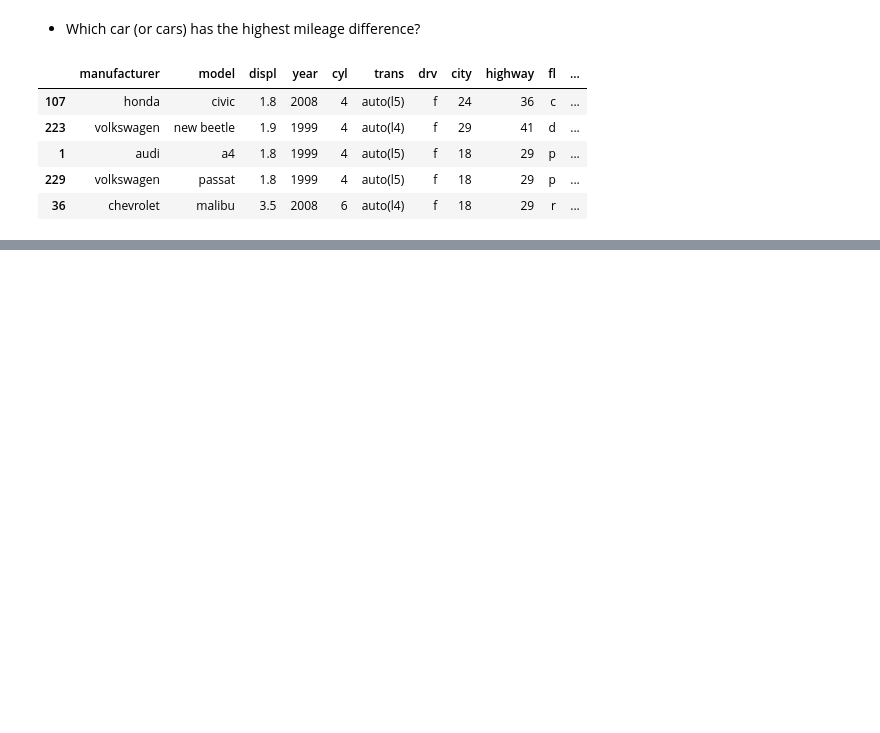
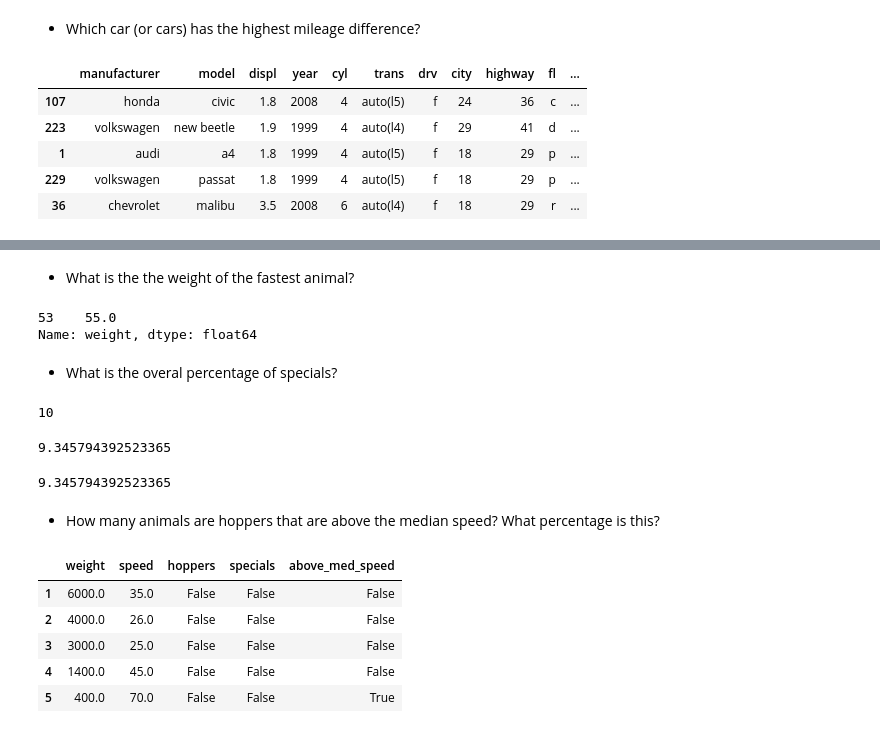
Before and after one commit to chloerwhitaker/numpy-pandas-visualization-exercises, a Jupyter notebook: dataframes.ipynb, the cells around one changed output, grey strips where cells are left out. Saved outputs shown, nothing was run; the diff lists cells and outputs as text; code cells hidden in the pictures; blank space fills up the shorter version.

```diff
--- a/dataframes.ipynb
+++ b/dataframes.ipynb
@@ -515,0 +425,25 @@ percentage_of_hopper_above_med_speed = (amount_of_fast_hoppers / (len(mammals)))
+# %% [markdown]
+- What is the the weight of the fastest animal?
+# %%
+mammals.sort_values(by='speed').tail(1)['weight']
+# %% [output]
+53    55.0
+Name: weight, dtype: float64
+# %% [markdown]
+- What is the overal percentage of specials?
+# %%
+count_specials = len(specials[specials == True])
+
+count_specials
+# %% [output]
+10
+# %%
+(count_specials / (len(specials))) * 100
+# %% [output]
+9.345794392523365
+# %%
+((mammals.specials.sum() / len(mammals)) * 100)
+# %% [output]
+9.345794392523365
+# %% [markdown]
+- How many animals are hoppers that are above the median speed? What percentage is this?
@@ -515,0 +452,9 @@ percentage_of_hopper_above_med_speed = (amount_of_fast_hoppers / (len(mammals)))
+# %%
+mammals.head()
+# %% [output]
+|  | weight | speed | hoppers | specials | above_med_speed |
+| 1 | 6000.0 | 35.0 | False | False | False |
+| 2 | 4000.0 | 26.0 | False | False | False |
+| 3 | 3000.0 | 25.0 | False | False | False |
+| 4 | 1400.0 | 45.0 | False | False | False |
+| 5 | 400.0 | 70.0 | False | False | True |
```
Also changed, not shown: parts of 63 cells of this notebook.
